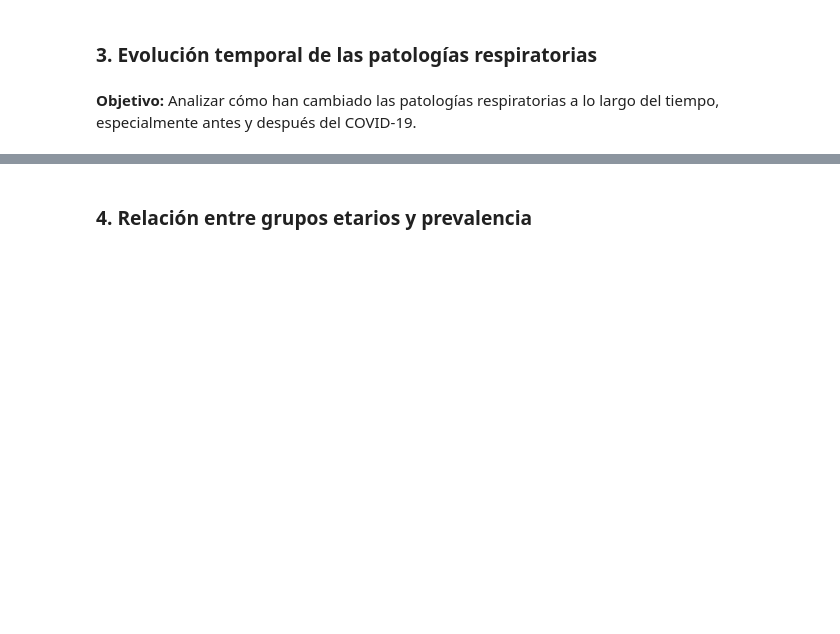
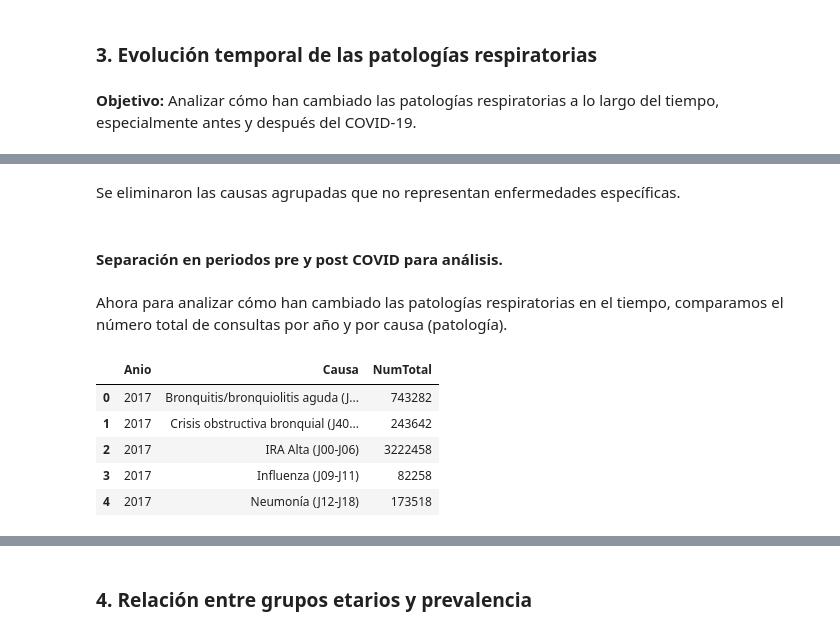
Before and after one commit to JoabVJ/project-imt2200, a Jupyter notebook: Entrega inicial/notebooks/01_EDA_enfermedades_respiratorias.ipynb, the cells around one changed output, grey strips where cells are left out. Cells and saved outputs as stored; diff of their text form; code cells hidden in the pictures; blank space fills up the shorter version.

```diff
--- a/Entrega inicial/notebooks/01_EDA_enfermedades_respiratorias.ipynb
+++ b/Entrega inicial/notebooks/01_EDA_enfermedades_respiratorias.ipynb
@@ -889,0 +1050,4 @@ plt.show()
+# %% [markdown]
+Se eliminaron las causas agrupadas que no representan enfermedades específicas.
+# %% [markdown]
+#### Separación en periodos pre y post COVID para análisis.
@@ -889,0 +1060,19 @@ plt.show()
+# %% [markdown]
+Ahora para analizar cómo han cambiado las patologías respiratorias en el tiempo, comparamos el número total de consultas por año y por causa (patología).
+# %%
+# Total de consultas por año y tipo de patología
+consultas_por_causa = (
+    df_pre
+    .groupby(['Anio', 'Causa'], as_index=False)['NumTotal']
+    .sum()
+)
+
+# Vista rápida del resultado
+consultas_por_causa.head()
+# %% [output]
+|  | Anio | Causa | NumTotal |
+| 0 | 2017 | Bronquitis/bronquiolitis aguda (J... | 743282 |
+| 1 | 2017 | Crisis obstructiva bronquial (J40... | 243642 |
+| 2 | 2017 | IRA Alta (J00-J06) | 3222458 |
+| 3 | 2017 | Influenza (J09-J11) | 82258 |
+| 4 | 2017 | Neumonía (J12-J18) | 173518 |
```
Also changed, not shown: parts of 26 cells of this notebook.
